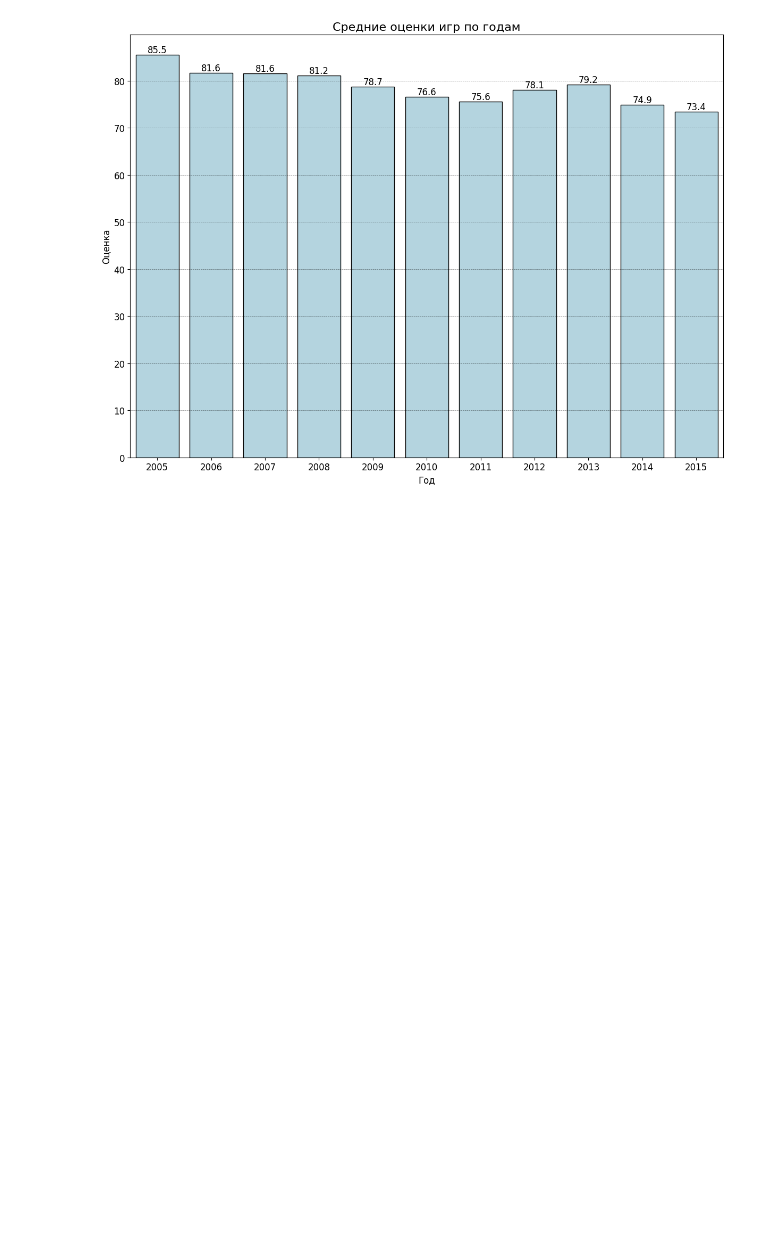
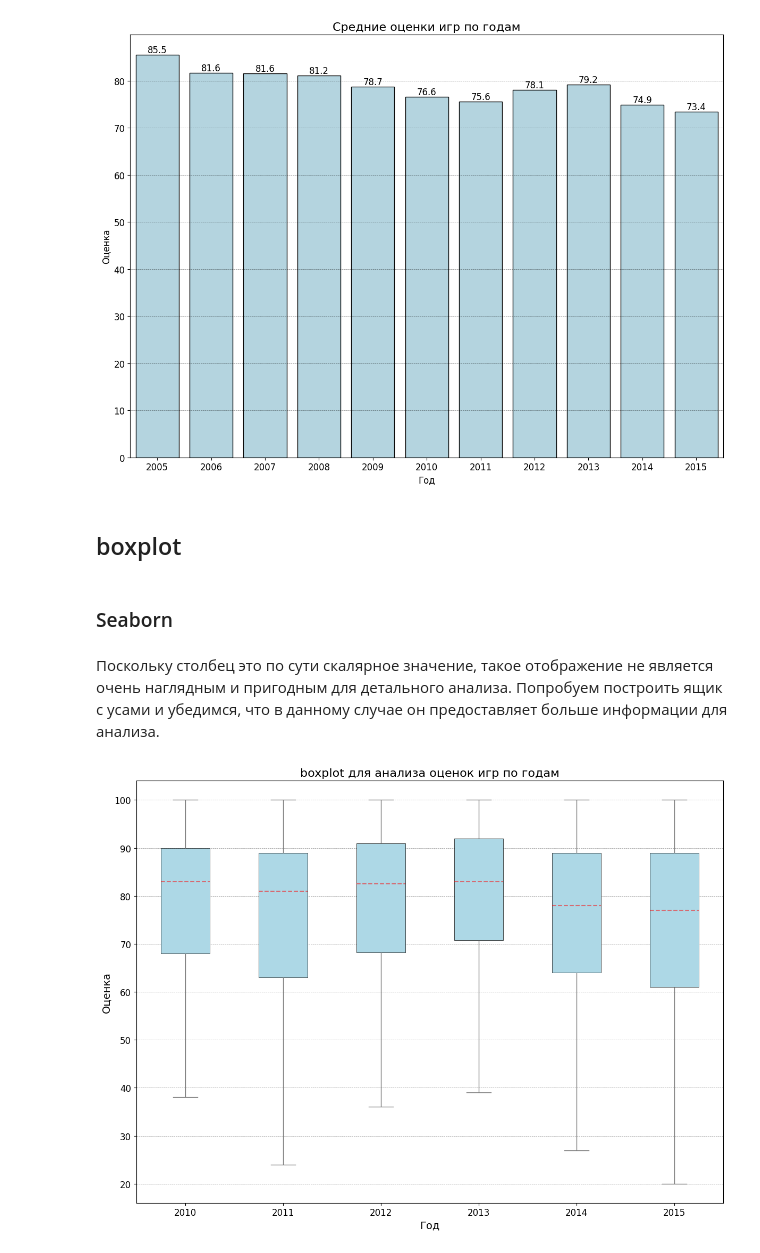
Before and after one commit to Korablinr54/Statistics, a Jupyter notebook: Взаимодействия между переменными.ipynb, the cells around one changed output. Drawn from its saved outputs; the diff is of its cells as text; code cells hidden in the pictures; blank space fills up the shorter version.

Commit message:
boxplot

```diff
--- a/Взаимодействия между переменными.ipynb
+++ b/Взаимодействия между переменными.ipynb
@@ -431,3 +434,46 @@ plt.tight_layout()
 plt.show()
 # %% [output]
 [figure]
+# %% [markdown]
+## boxplot
+# %% [markdown]
+### Seaborn
+# %% [markdown]
+Поскольку столбец это по сути скалярное значение, такое отображение не является очень наглядным и пригодным для детального анализа. Попробуем построить ящик с усами и убедимся, что в данному случае он предоставляет больше информации для анализа.
+# %%
+filtered_games_2 = filtered_games.query('year >= 2010 & year <= 2015')
+
+plt.figure(figsize = (12, 9))
+
+boxplot = sns.boxplot(x = 'year',
+                      y = 'percent_positive',
+                      width = 0.5,
+                      data = filtered_games_2,
+                      color = 'lightblue',
+                      saturation = 0.5,
+                      showfliers = False,
+                      medianprops = {'color': 'red',
+                                     'linewidth': 1.5,
+                                     'linestyle': '--',
+                                    'alpha' : 0.5},
+                      boxprops = {'facecolor': 'lightblue',
+                                  'edgecolor': 'black',
+                                  'linewidth': 0.5}
+)
+
+# Подписи
+plt.xlabel('Год', size=14)
+plt.xticks(size=12)
+plt.ylabel('Оценка', size=14)
+plt.yticks(size=12)
+plt.title('boxplot для анализа оценок игр по годам', size=16)
+
+# grid
+plt.grid(axis='y', alpha=0.5, linestyle='--', color='black', linewidth=0.5)
+
+plt.tight_layout()
+plt.show()
+
+#overall_review               detailed_review
+# %% [output]
+[figure, added]
```
Also changed, not shown: parts of 4 cells of this notebook.
